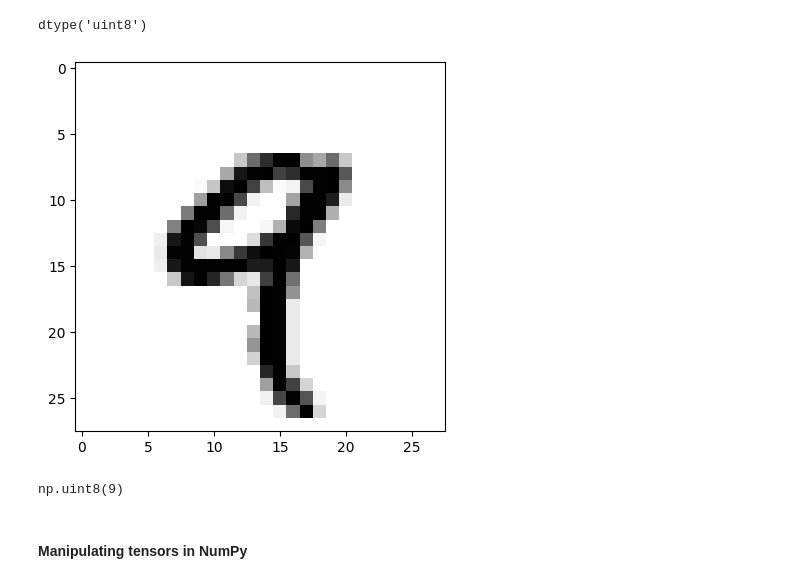
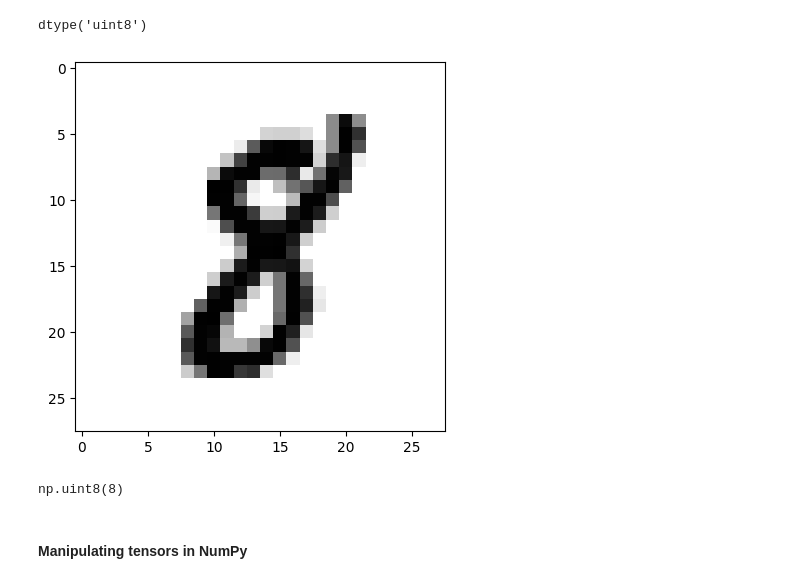
Before and after one commit to bertramwooster/deep-learning-with-python-notebooks, a Jupyter notebook: chapter02_mathematical-building-blocks.ipynb, the cells around one changed output. Saved outputs shown, nothing was run; the diff lists cells and outputs as text; code cells hidden in the pictures.

```diff
--- a/chapter02_mathematical-building-blocks.ipynb
+++ b/chapter02_mathematical-building-blocks.ipynb
@@ -195,15 +197,15 @@ dtype('uint8')
 # %%
 import matplotlib.pyplot as plt
 
-digit = train_images[4]
+digit = train_images[41]
 plt.imshow(digit, cmap=plt.cm.binary)
 plt.show()
 # %% [output]
-[figure, old version]
+[figure, new version]
 # %%
-train_labels[4]
+train_labels[41]
 # %% [output]
-np.uint8(9)
+np.uint8(8)
 # %% [markdown]
 #### Manipulating tensors in NumPy
 # %%
```
Also changed, not shown: parts of 3 cells of this notebook.
